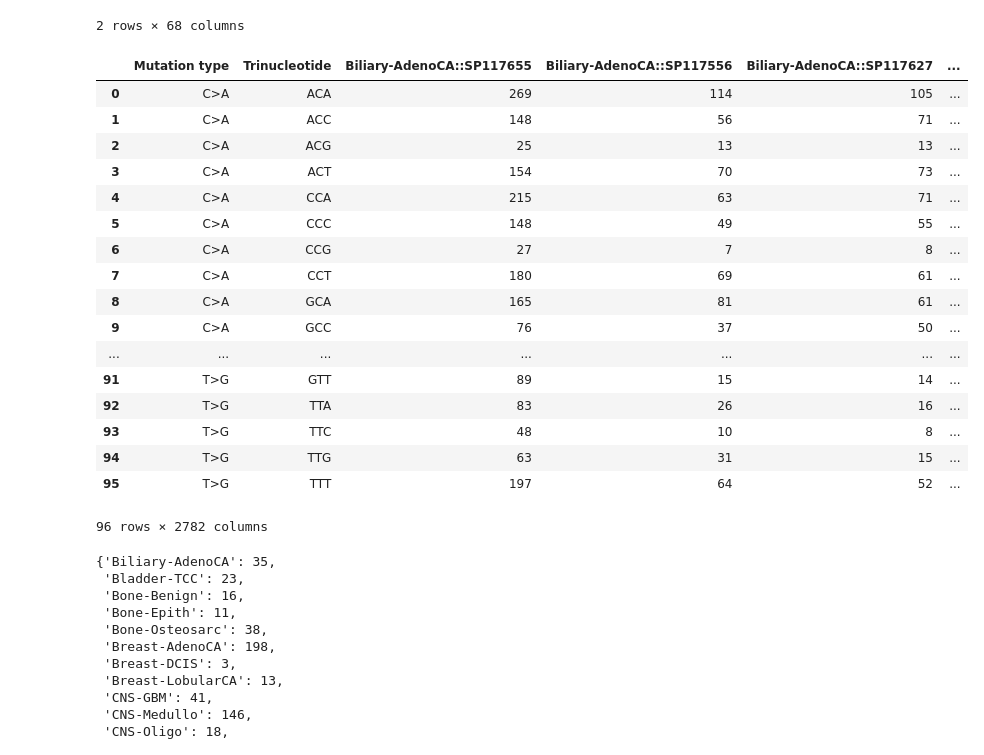
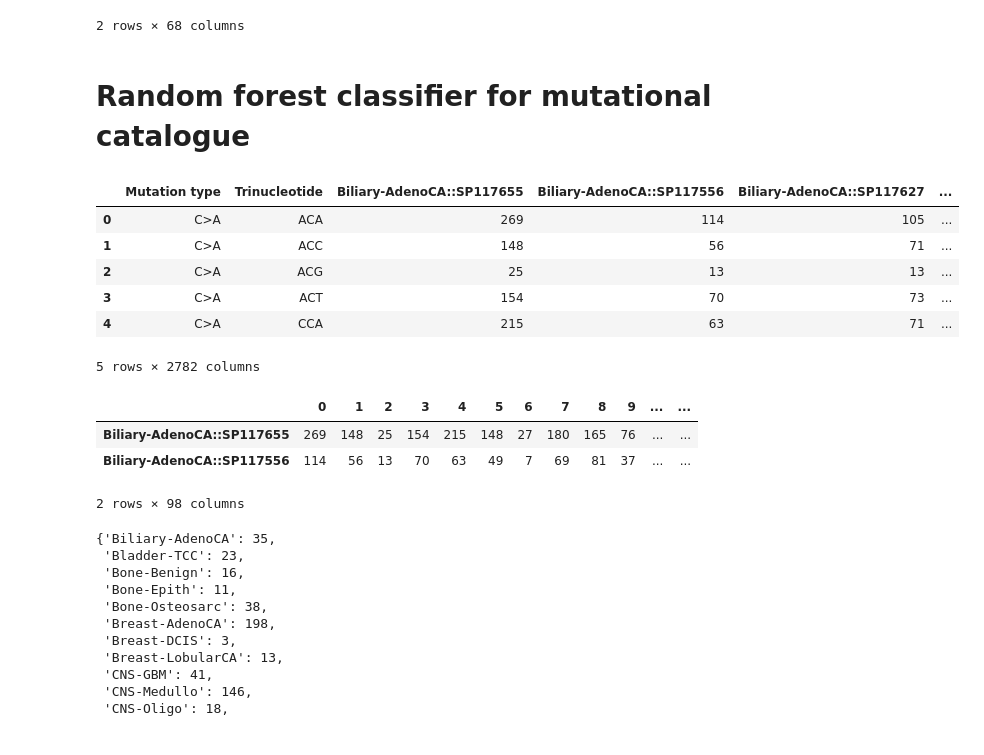
Before and after one commit to Lepardi/LSI31003-group-work, a Jupyter notebook: MachineLearning_inMolecularBiology2020_GroupProject.ipynb, the cells around one changed output. Saved outputs shown, nothing was run; the diff lists cells and outputs as text; code cells hidden in the pictures.

```diff
--- a/MachineLearning_inMolecularBiology2020_GroupProject.ipynb
+++ b/MachineLearning_inMolecularBiology2020_GroupProject.ipynb
@@ -93,26 +99,17 @@ other_wes_act.head(2)
 | 0 | ALL | TARGET-10-PAIXPH-03A-01D | 0.529 | 0 | 0 | 0 | 0 | 0 | 0 | 0 | ... |
 | 1 | ALL | TARGET-10-PAKHZT-03A-01R | 0.696 | 0 | 0 | 0 | 0 | 0 | 0 | 0 | ... |
 2 rows × 68 columns
+# %% [markdown]
+# Random forest classifier for mutational catalogue
 # %%
 #Exploring the datasets...
 # %%
-PCAWG_wgs_mut
+PCAWG_wgs_mut.head()
 # %% [output]
 |  | Mutation type | Trinucleotide | Biliary-AdenoCA::SP117655 | Biliary-AdenoCA::SP117556 | Biliary-AdenoCA::SP117627 | ... |
 | 0 | C>A | ACA | 269 | 114 | 105 | ... |
 | 1 | C>A | ACC | 148 | 56 | 71 | ... |
 | 2 | C>A | ACG | 25 | 13 | 13 | ... |
 | 3 | C>A | ACT | 154 | 70 | 73 | ... |
 | 4 | C>A | CCA | 215 | 63 | 71 | ... |
-| 5 | C>A | CCC | 148 | 49 | 55 | ... |
-| 6 | C>A | CCG | 27 | 7 | 8 | ... |
-| 7 | C>A | CCT | 180 | 69 | 61 | ... |
-| 8 | C>A | GCA | 165 | 81 | 61 | ... |
-| 9 | C>A | GCC | 76 | 37 | 50 | ... |
-| ... | ... | ... | ... | ... | ... | ... |
-| 91 | T>G | GTT | 89 | 15 | 14 | ... |
-| 92 | T>G | TTA | 83 | 26 | 16 | ... |
-| 93 | T>G | TTC | 48 | 10 | 8 | ... |
-| 94 | T>G | TTG | 63 | 31 | 15 | ... |
-| 95 | T>G | TTT | 197 | 64 | 52 | ... |
-96 rows × 2782 columns
+5 rows × 2782 columns
@@ -119,3 +124,10 @@ PCAWG_wgs_mut
+# %%
+PCAWG_wgs_mutT.head(2)
+# %% [output]
+|  | 0 | 1 | 2 | 3 | 4 | 5 | 6 | 7 | 8 | 9 | ... | ... |
+| Biliary-AdenoCA::SP117655 | 269 | 148 | 25 | 154 | 215 | 148 | 27 | 180 | 165 | 76 | ... | ... |
+| Biliary-AdenoCA::SP117556 | 114 | 56 | 13 | 70 | 63 | 49 | 7 | 69 | 81 | 37 | ... | ... |
+2 rows × 98 columns
 # %%
 #Get the number of samples per tumor type
 import numpy as np
```
Also changed, not shown: parts of 89 cells of this notebook.
